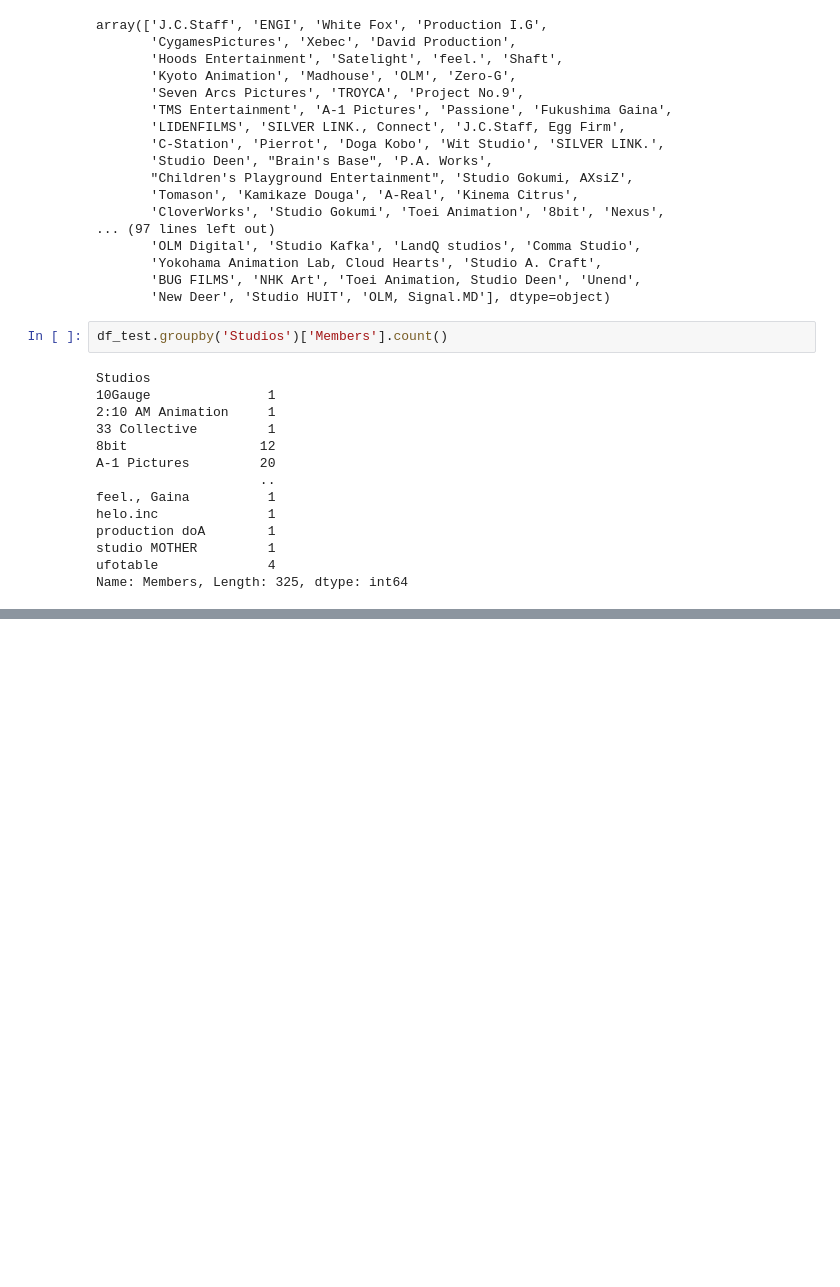
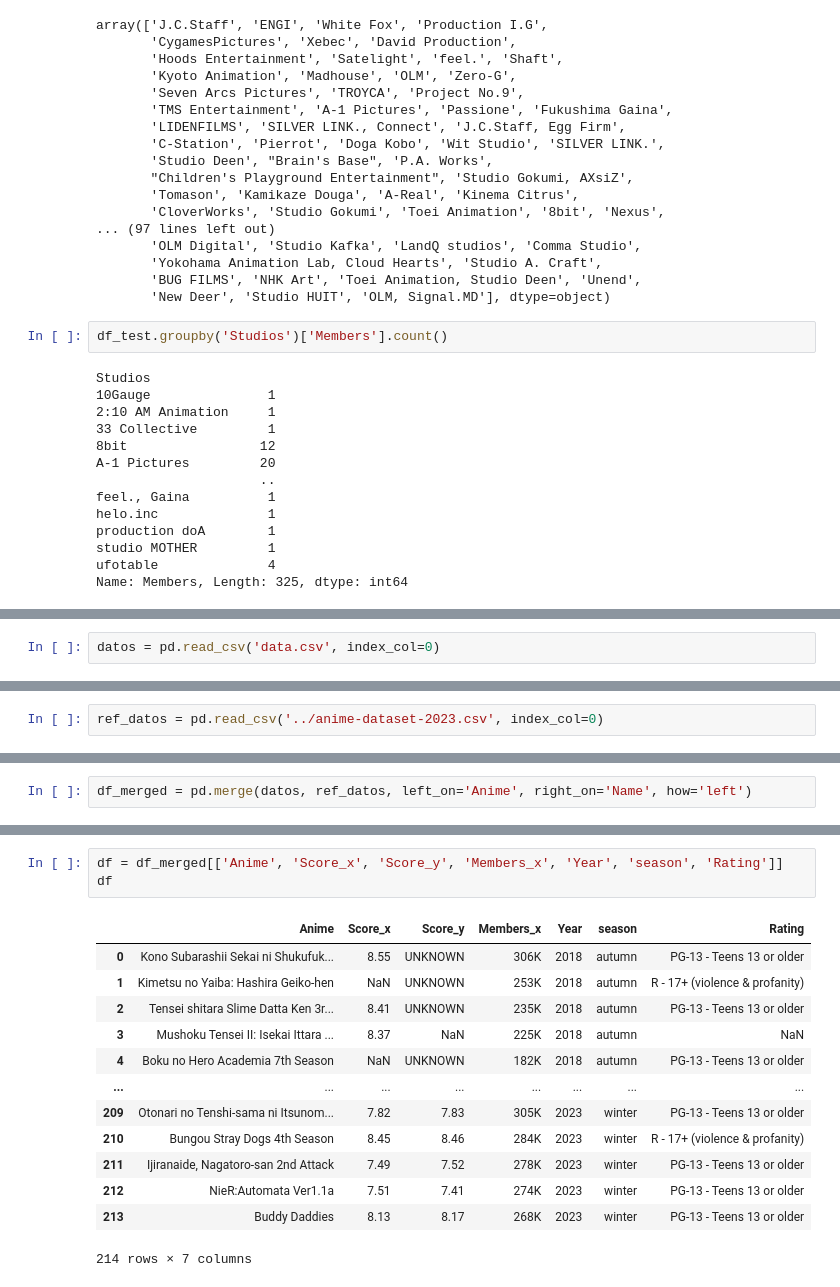
Before and after one commit to icorreald/promog-modulo4-sprint1-pairprogramming-maria_crespo-isabel_correal, a Jupyter notebook: isa_trabajo.ipynb, the cells around one changed output, grey strips where cells are left out. Drawn from its saved outputs; the diff is of its cells as text; blank space fills up the shorter version.

Commit message:
update data

```diff
--- a/isa_trabajo.ipynb
+++ b/isa_trabajo.ipynb
@@ -415,0 +426,2 @@ Name: Members, Length: 325, dtype: int64
+# %%
+datos = pd.read_csv('data.csv', index_col=0)
@@ -415,0 +437,2 @@ Name: Members, Length: 325, dtype: int64
+# %%
+ref_datos = pd.read_csv('../anime-dataset-2023.csv', index_col=0)
@@ -415,0 +463,2 @@ Name: Members, Length: 325, dtype: int64
+# %%
+df_merged = pd.merge(datos, ref_datos, left_on='Anime', right_on='Name', how='left')
@@ -415,0 +498,17 @@ Name: Members, Length: 325, dtype: int64
+# %%
+df = df_merged[['Anime', 'Score_x', 'Score_y', 'Members_x', 'Year', 'season', 'Rating']]
+df
+# %% [output]
+|  | Anime | Score_x | Score_y | Members_x | Year | season | Rating |
+| 0 | Kono Subarashii Sekai ni Shukufuk... | 8.55 | UNKNOWN | 306K | 2018 | autumn | PG-13 - Teens 13 or older |
+| 1 | Kimetsu no Yaiba: Hashira Geiko-hen | NaN | UNKNOWN | 253K | 2018 | autumn | R - 17+ (violence & profanity) |
+| 2 | Tensei shitara Slime Datta Ken 3r... | 8.41 | UNKNOWN | 235K | 2018 | autumn | PG-13 - Teens 13 or older |
+| 3 | Mushoku Tensei II: Isekai Ittara ... | 8.37 | NaN | 225K | 2018 | autumn | NaN |
+| 4 | Boku no Hero Academia 7th Season | NaN | UNKNOWN | 182K | 2018 | autumn | PG-13 - Teens 13 or older |
+| ... | ... | ... | ... | ... | ... | ... | ... |
+| 209 | Otonari no Tenshi-sama ni Itsunom... | 7.82 | 7.83 | 305K | 2023 | winter | PG-13 - Teens 13 or older |
+| 210 | Bungou Stray Dogs 4th Season | 8.45 | 8.46 | 284K | 2023 | winter | R - 17+ (violence & profanity) |
+| 211 | Ijiranaide, Nagatoro-san 2nd Attack | 7.49 | 7.52 | 278K | 2023 | winter | PG-13 - Teens 13 or older |
+| 212 | NieR:Automata Ver1.1a | 7.51 | 7.41 | 274K | 2023 | winter | PG-13 - Teens 13 or older |
+| 213 | Buddy Daddies | 8.13 | 8.17 | 268K | 2023 | winter | PG-13 - Teens 13 or older |
+214 rows × 7 columns
```
Also changed, not shown: parts of 11 cells of this notebook.
